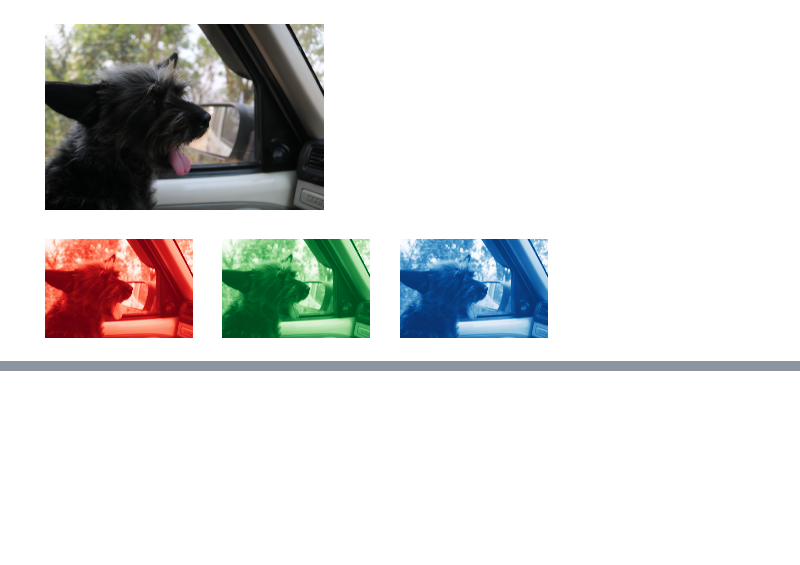
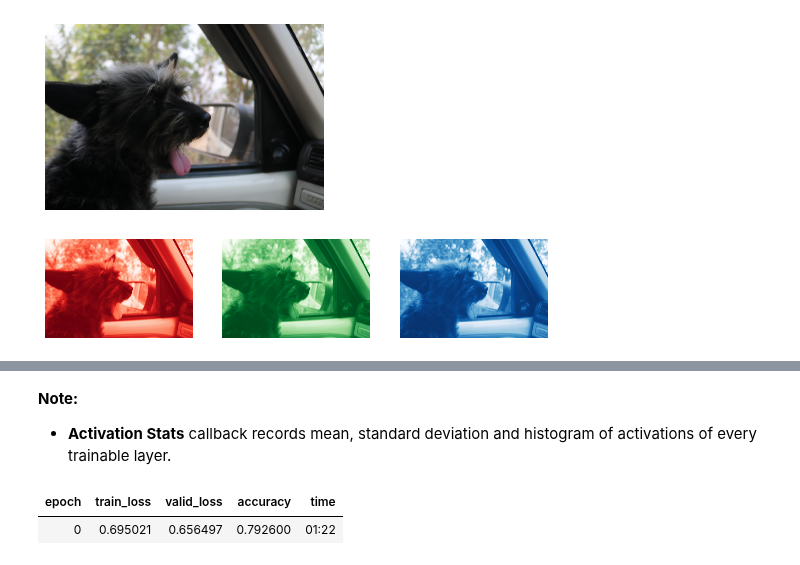
Before and after one commit to ThinamXx/Fastai, a Jupyter notebook: 12. Convolutional Neural Networks/CNN.ipynb, the cells around one changed output, grey strips where cells are left out. Cells and saved outputs as stored; diff of their text form; code cells hidden in the pictures; blank space fills up the shorter version.

```diff
--- a/12. Convolutional Neural Networks/CNN.ipynb
+++ b/12. Convolutional Neural Networks/CNN.ipynb
@@ -257,0 +285,31 @@ for dog, ax, color in zip(im, axs, ("Reds", "Greens", "Blues")):
+# %%
+#@ DEFINING FUNCTION FOR CONVOLUTIONS: BASELINE MODEL:
+def conv(ni, nf, ks=3, act=True):                                      # Defining Convolutions.
+    res = nn.Conv2d(ni, nf, stride=2, kernel_size=ks, padding=ks//2)   # Initializing Convolutional Layer.
+    if act: res = nn.Sequential(res, nn.ReLU())                        # Initializing Sequential Layer.
+    return res
+
+#@ BUILDING A SIMPLE CONVOLUTIONAL NEURAL NETWORK: 28X28 IMAGE:
+def simple_cnn():
+    return sequential(
+        conv(1, 8, ks=5),                                              # Implementation of Convolutions: 14X14
+        conv(8, 16),                                                   # Implementation of Convolutions:  7X7
+        conv(16, 32),                                                  # Implementation of Convolutions:  4X4
+        conv(32, 64),                                                  # Implementation of Convolutions:  2X2
+        conv(64, 10, act=False),                                       # Implementation of Convolutions:  1X1
+        Flatten())                                                     # Initializing Flatten Layer.
+# %% [markdown]
+**Note:**
+- **Activation Stats** callback records mean, standard deviation and histogram of activations of every trainable layer.
+# %%
+#@ FUNCTION FOR TRAINING THE MODEL:
+def fit(epochs=1):                                                     # Function for Training.
+    learn = Learner(dls, simple_cnn(), loss_func=F.cross_entropy,      # Initializing Leaner.
+                    metrics=accuracy,                                  # Initializing Metrics.
+                    cbs=ActivationStats(with_hist=True))               # Initializing Activation Stats Callbacks.
+    learn.fit(epochs, 0.06)                                            # Training the Learner.
+    return learn
+learn = fit()                                                          # Implementation of Function.
+# %% [output]
+| epoch | train_loss | valid_loss | accuracy | time |
+| 0 | 0.695021 | 0.656497 | 0.792600 | 01:22 |
```
Also changed, not shown: parts of 7 cells of this notebook.
